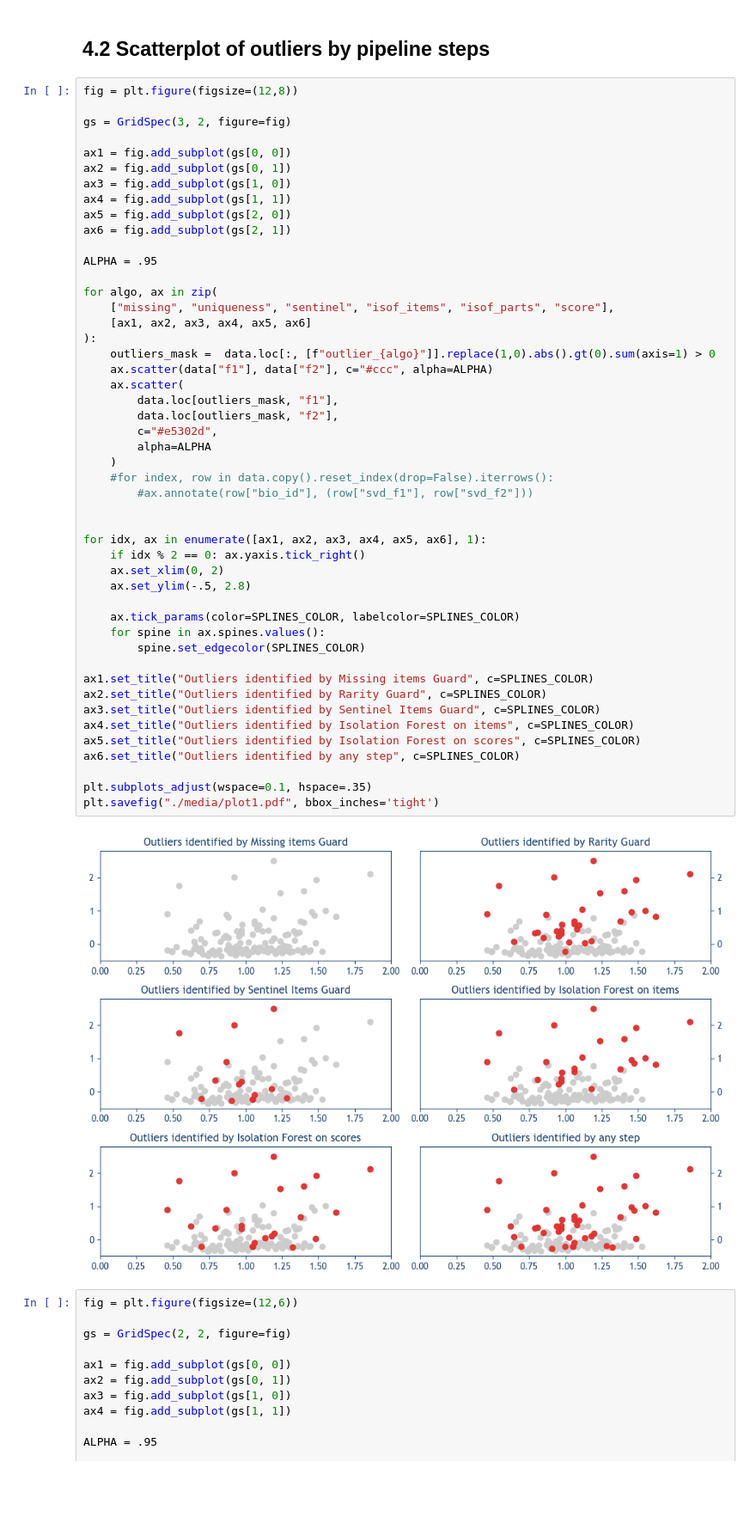
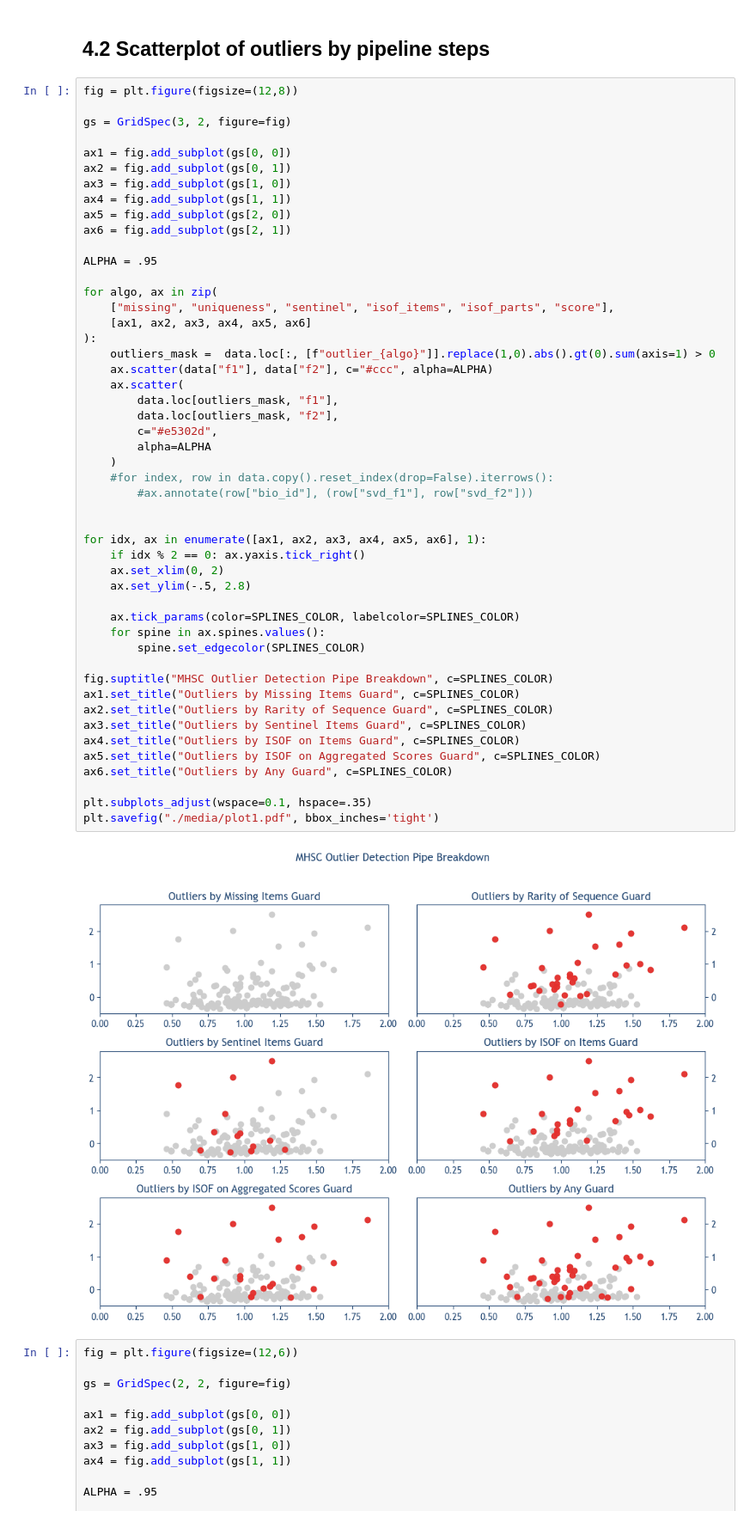
Before and after one commit to alkaest2002/mhsc, a Jupyter notebook: analysis/analysis.ipynb, the cells around one changed output. Shown at 86% size. Drawn from its saved outputs; the diff is of its cells as text; blank space fills up the shorter version.

```diff
--- a/analysis/analysis.ipynb
+++ b/analysis/analysis.ipynb
@@ -523,40 +523,41 @@ ALPHA = .95
 
 for algo, ax in zip(
     ["missing", "uniqueness", "sentinel", "isof_items", "isof_parts", "score"],
     [ax1, ax2, ax3, ax4, ax5, ax6]
 ):
     outliers_mask =  data.loc[:, [f"outlier_{algo}"]].replace(1,0).abs().gt(0).sum(axis=1) > 0
     ax.scatter(data["f1"], data["f2"], c="#ccc", alpha=ALPHA)
     ax.scatter(
         data.loc[outliers_mask, "f1"],
         data.loc[outliers_mask, "f2"],
         c="#e5302d",
         alpha=ALPHA
     )
     #for index, row in data.copy().reset_index(drop=False).iterrows():
         #ax.annotate(row["bio_id"], (row["svd_f1"], row["svd_f2"]))
 
 
 for idx, ax in enumerate([ax1, ax2, ax3, ax4, ax5, ax6], 1):
     if idx % 2 == 0: ax.yaxis.tick_right()
     ax.set_xlim(0, 2)
     ax.set_ylim(-.5, 2.8)
 
     ax.tick_params(color=SPLINES_COLOR, labelcolor=SPLINES_COLOR)
     for spine in ax.spines.values():
         spine.set_edgecolor(SPLINES_COLOR)
 
-ax1.set_title("Outliers identified by Missing items Guard", c=SPLINES_COLOR)
-ax2.set_title("Outliers identified by Rarity Guard", c=SPLINES_COLOR)
-ax3.set_title("Outliers identified by Sentinel Items Guard", c=SPLINES_COLOR)
-ax4.set_title("Outliers identified by Isolation Forest on items", c=SPLINES_COLOR)
-ax5.set_title("Outliers identified by Isolation Forest on scores", c=SPLINES_COLOR)
-ax6.set_title("Outliers identified by any step", c=SPLINES_COLOR)
+fig.suptitle("MHSC Outlier Detection Pipe Breakdown", c=SPLINES_COLOR)
+ax1.set_title("Outliers by Missing Items Guard", c=SPLINES_COLOR)
+ax2.set_title("Outliers by Rarity of Sequence Guard", c=SPLINES_COLOR)
+ax3.set_title("Outliers by Sentinel Items Guard", c=SPLINES_COLOR)
+ax4.set_title("Outliers by ISOF on Items Guard", c=SPLINES_COLOR)
+ax5.set_title("Outliers by ISOF on Aggregated Scores Guard", c=SPLINES_COLOR)
+ax6.set_title("Outliers by Any Guard", c=SPLINES_COLOR)
 
 plt.subplots_adjust(wspace=0.1, hspace=.35)
 plt.savefig("./media/plot1.pdf", bbox_inches='tight')
 # %% [output]
-[figure, old version]
+[figure, new version]
 # %%
 fig = plt.figure(figsize=(12,6))
 
```
Also changed, not shown: 4 other files.
